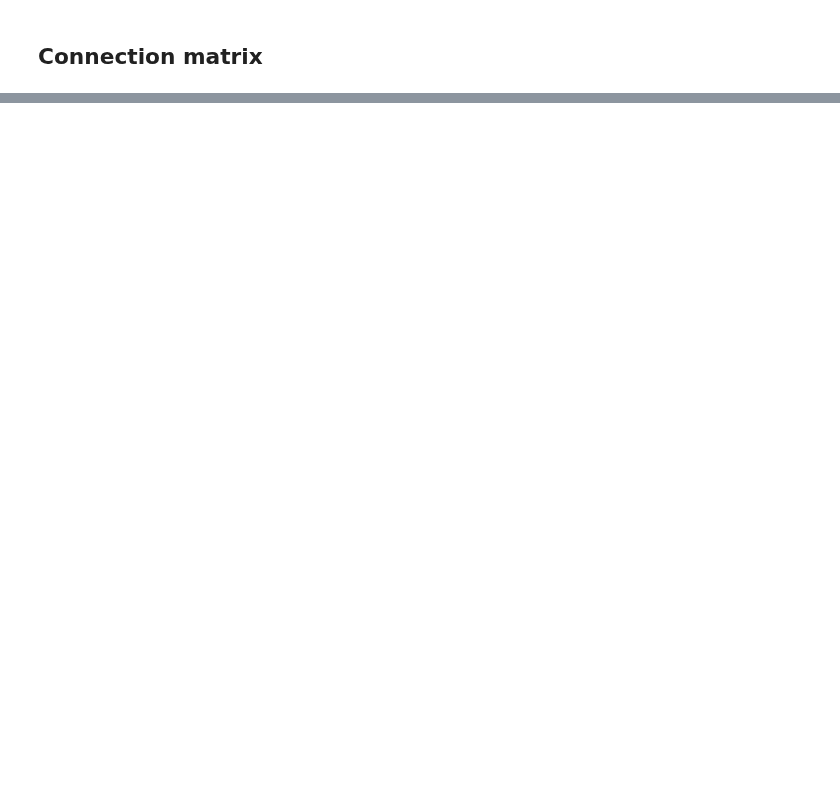
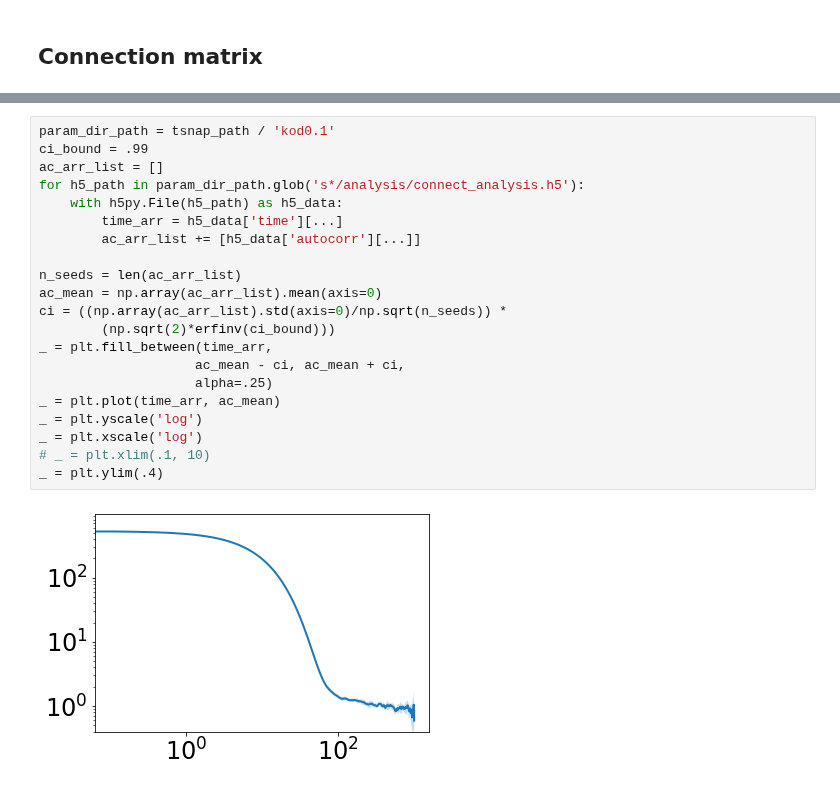
Before and after one commit to palladio11/aLENS_analysis, a Jupyter notebook: notebooks/17c-Connection_autocorrelation.ipynb, the cells around one changed output, grey strips where cells are left out. Cells and saved outputs as stored; diff of their text form; blank space fills up the shorter version.

```diff
--- a/notebooks/17c-Connection_autocorrelation.ipynb
+++ b/notebooks/17c-Connection_autocorrelation.ipynb
@@ -236,0 +300,23 @@ for pth in sorted(list(cond_path.glob("*/simulations"))):
+# %%
+param_dir_path = tsnap_path / 'kod0.1'
+ci_bound = .99
+ac_arr_list = []
+for h5_path in param_dir_path.glob('s*/analysis/connect_analysis.h5'):
+    with h5py.File(h5_path) as h5_data:
+        time_arr = h5_data['time'][...]
+        ac_arr_list += [h5_data['autocorr'][...]]
+
+n_seeds = len(ac_arr_list)
+ac_mean = np.array(ac_arr_list).mean(axis=0)
+ci = ((np.array(ac_arr_list).std(axis=0)/np.sqrt(n_seeds)) *
+        (np.sqrt(2)*erfinv(ci_bound)))
+_ = plt.fill_between(time_arr,
+                    ac_mean - ci, ac_mean + ci,
+                    alpha=.25)
+_ = plt.plot(time_arr, ac_mean)
+_ = plt.yscale('log')
+_ = plt.xscale('log')
+# _ = plt.xlim(.1, 10)
+_ = plt.ylim(.4)
+# %% [output]
+[figure, added]
```
Also changed, not shown: parts of 37 cells of this notebook, 6 other files.
